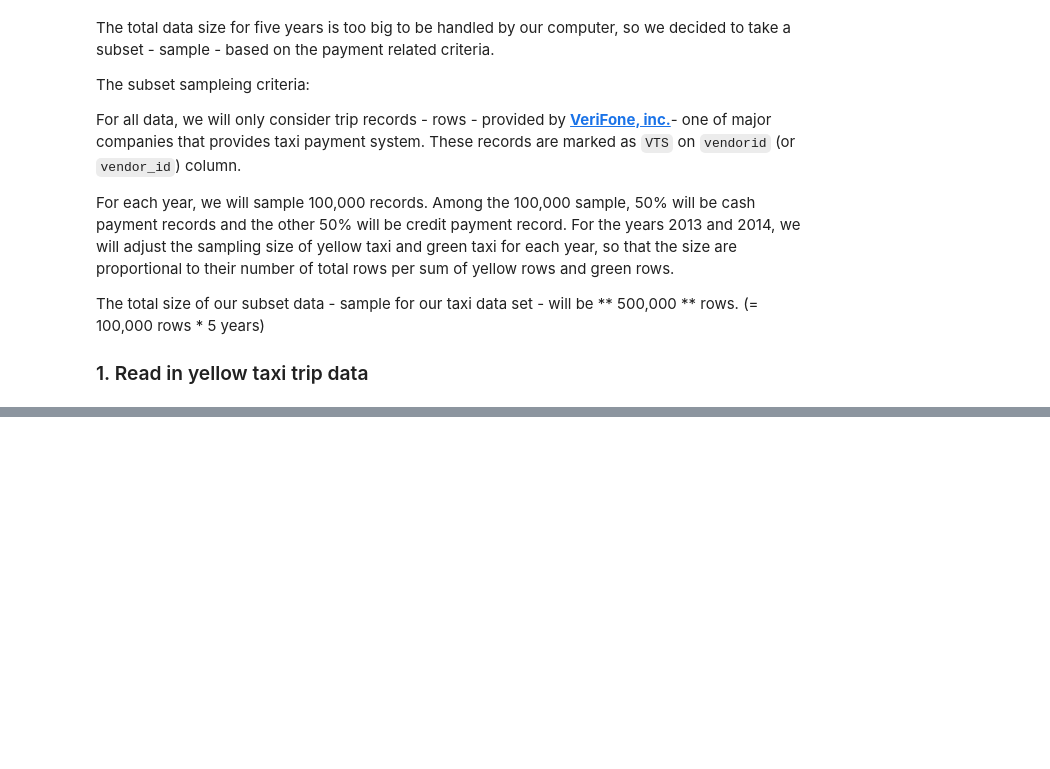
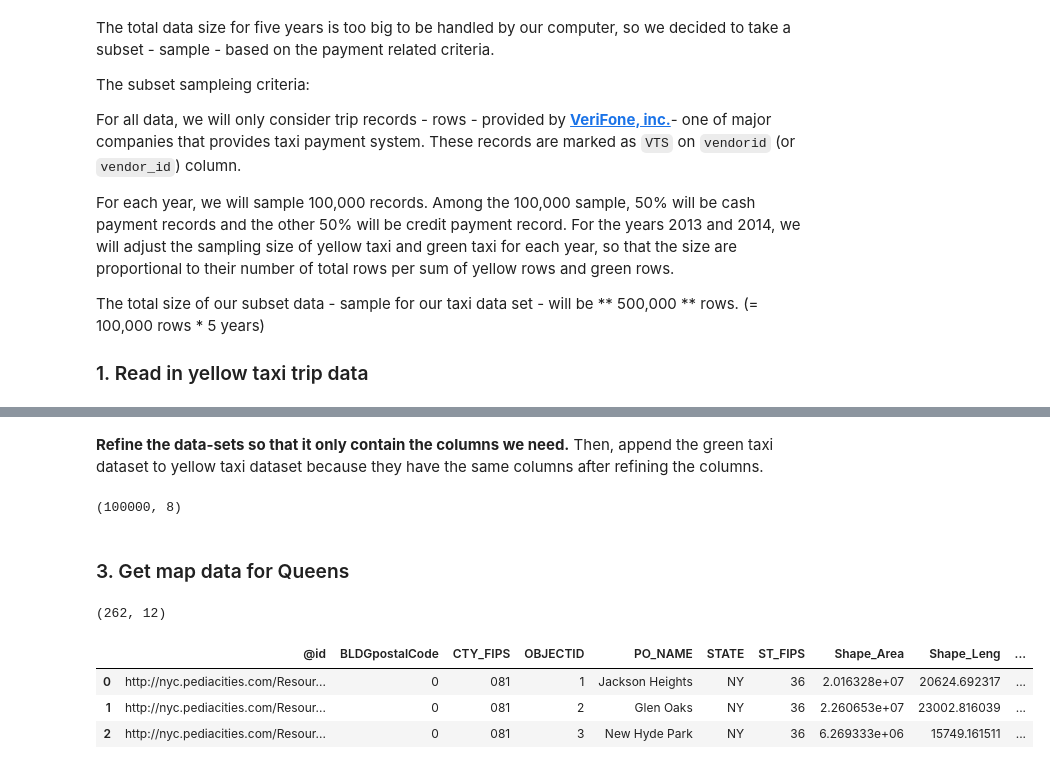
Before and after one commit to cjallow/DataScience-Project, a Jupyter notebook: EP_explore_taxi_dataset_queens.ipynb, the cells around one changed output, grey strips where cells are left out. Drawn from its saved outputs; the diff is of its cells as text; code cells hidden in the pictures; blank space fills up the shorter version.

```diff
--- a/EP_explore_taxi_dataset_queens.ipynb
+++ b/EP_explore_taxi_dataset_queens.ipynb
@@ -273,0 +197,56 @@ for i in range(len(BK_only)):
+# %% [markdown]
+**Refine the data-sets so that it only contain the columns we need.** Then, append the green taxi dataset to yellow taxi dataset because they have the same columns after refining the columns.
+# %%
+def needed_col(data):
+    cols_y = ['dropoff_latitude', 'dropoff_longitude','dropoff_datetime' , 'pickup_datetime',
+              'pickup_latitude','pickup_longitude','tip_amount','trip_distance']
+    refine_data = pd.DataFrame(data, columns = cols_y)
+    return (refine_data)
+
+Processed_YTD = needed_col(yellow14)
+processed_GTD = needed_col(green14)
+Taxi_Data_14  = Processed_YTD.append(processed_GTD)
+Taxi_Data_14.shape #(100000, 8)
+# %% [output]
+(100000, 8)
+# %% [markdown]
+### 3. Get map data for Queens
+# %%
+# map data for NYC
+zipgeojson = "https://github.com/YuHuaCheng/Map/raw/master/data/nyc-zip-code-tabulation-areas-polygons.geojson"
+
+# read the NYC map data
+zipsfile = os.path.join("data",zipgeojson.split("/")[-1])
+
+try:
+    NZ = gpd.read_file(zipsfile) # NYC map data with Zipcode
+except OSError as e:
+    urllib.request.urlretrieve(zipgeojson, zipsfile)
+
+    #zips geojson had a var assignment that caused problems
+    fin      = open(zipsfile)
+
+    lines    = [line for line in fin]
+    lines[0] = lines[0].replace("var nycdata = ", "")
+
+    fin.close()
+
+    fout = open(zipsfile, "w")
+    for line in lines:
+        fout.write(line)
+    fout.flush()
+    fout.close()
+
+    NZ = gpd.read_file(zipsfile)
+
+NZ.shape # NYC is composed of 262 subarea on the map data
+# %% [output]
+(262, 12)
+# %%
+# NYC map data with Zipcode
+NZ.head(3)
+# %% [output]
+|  | @id | BLDGpostalCode | CTY_FIPS | OBJECTID | PO_NAME | STATE | ST_FIPS | Shape_Area | Shape_Leng | ... |
+| 0 | http://nyc.pediacities.com/Resour... | 0 | 081 | 1 | Jackson Heights | NY | 36 | 2.016328e+07 | 20624.692317 | ... |
+| 1 | http://nyc.pediacities.com/Resour... | 0 | 081 | 2 | Glen Oaks | NY | 36 | 2.260653e+07 | 23002.816039 | ... |
+| 2 | http://nyc.pediacities.com/Resour... | 0 | 081 | 3 | New Hyde Park | NY | 36 | 6.269333e+06 | 15749.161511 | ... |
```
Also changed, not shown: parts of 56 cells of this notebook, 1 other file.
